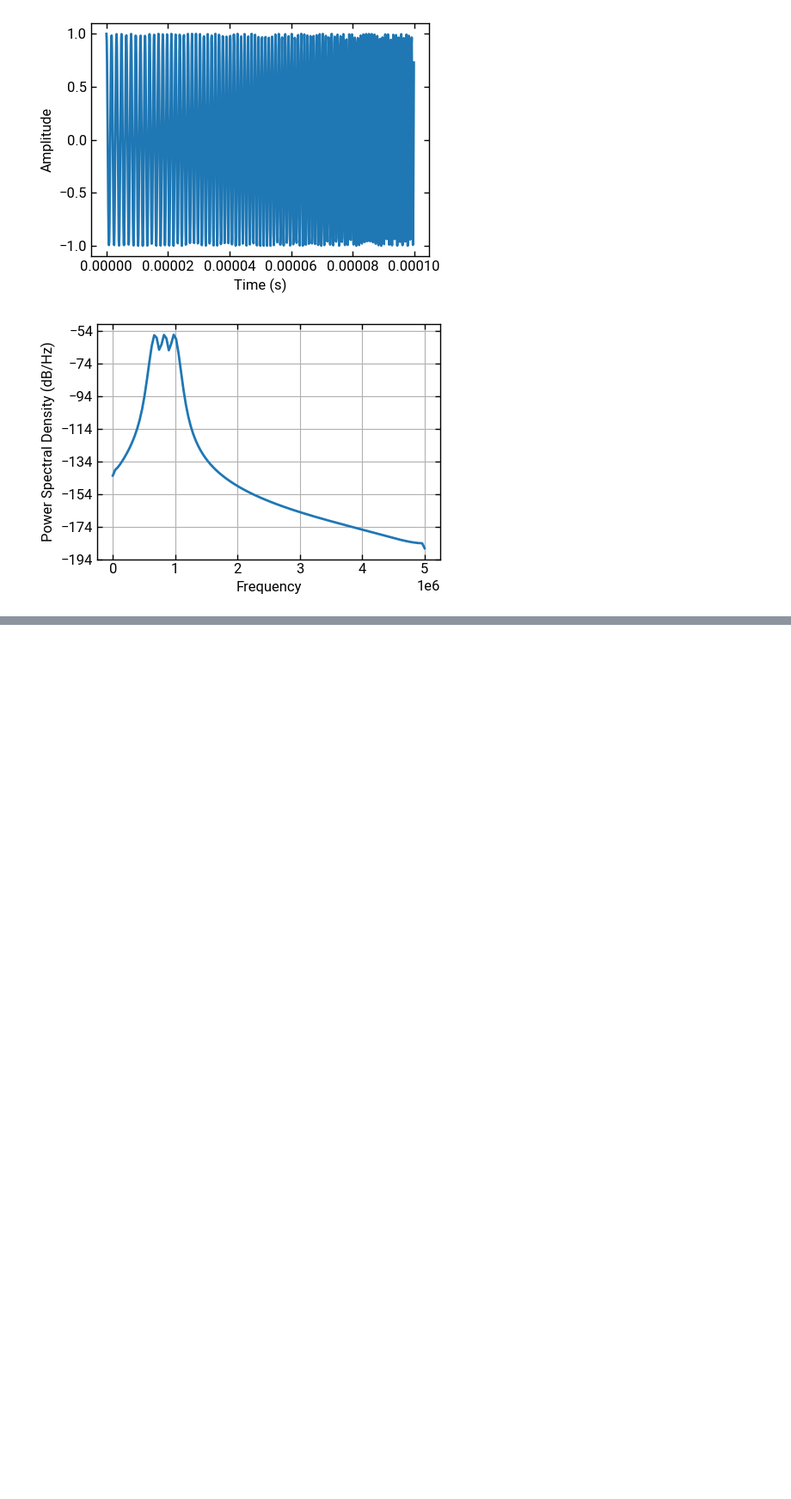
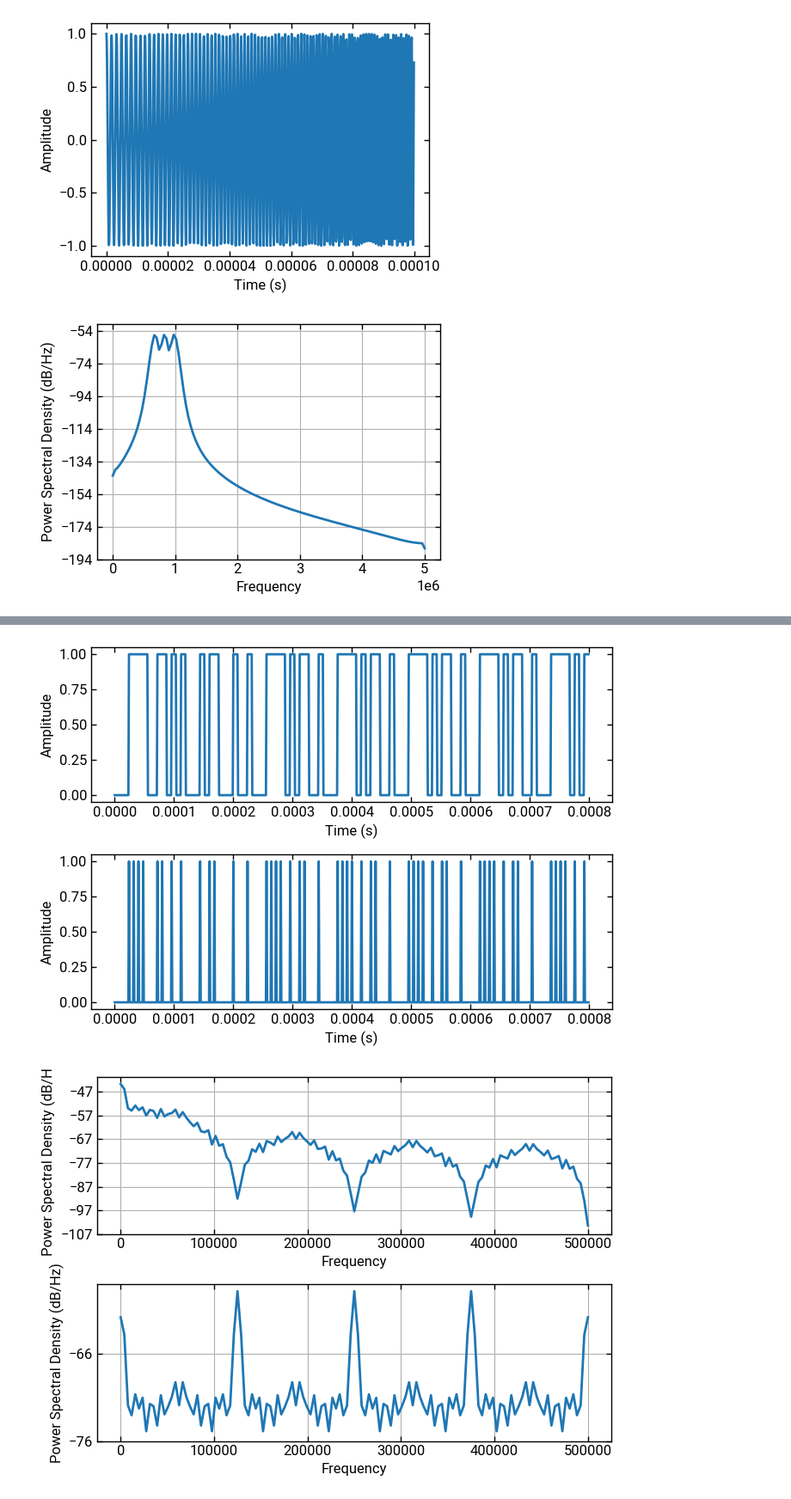
Before and after one commit to lokgar/commstools, a Jupyter notebook: examples/00-basics.ipynb, the cells around one changed output, grey strips where cells are left out. Shown at 86% size. Drawn from its saved outputs; the diff is of its cells as text; code cells hidden in the pictures; blank space fills up the shorter version.

Commit message:
work on waveforms

```diff
--- a/examples/00-basics.ipynb
+++ b/examples/00-basics.ipynb
@@ -32,0 +155,25 @@ sig.plot_psd()
+# %%
+import matplotlib.pyplot as plt
+import numpy as np
+
+from commstools import SystemConfig, set_config
+from commstools.dsp.sequences import prbs
+from commstools.dsp.waveforms import ook
+
+config = SystemConfig(sampling_rate=1e6, samples_per_symbol=8)
+set_config(config)
+
+bits = prbs(100, seed=0x12345678, order=31)
+sig_rect = ook(bits, pulse_type="rect")
+sig_imp = ook(bits, pulse_type="impulse")
+
+fig, axs = plt.subplots(2, 1, figsize=(7, 5))
+_, _ = sig_rect.plot_signal(ax=axs[0])
+_, _ = sig_imp.plot_signal(ax=axs[1])
+
+fig, axs = plt.subplots(2, 1, figsize=(7, 5))
+_, _ = sig_rect.plot_psd(ax=axs[0])
+_, _ = sig_imp.plot_psd(ax=axs[1])
+# %% [output]
+[figure, added]
+[figure, added]
```
Also changed, not shown: parts of 7 cells of this notebook, 14 other files.
